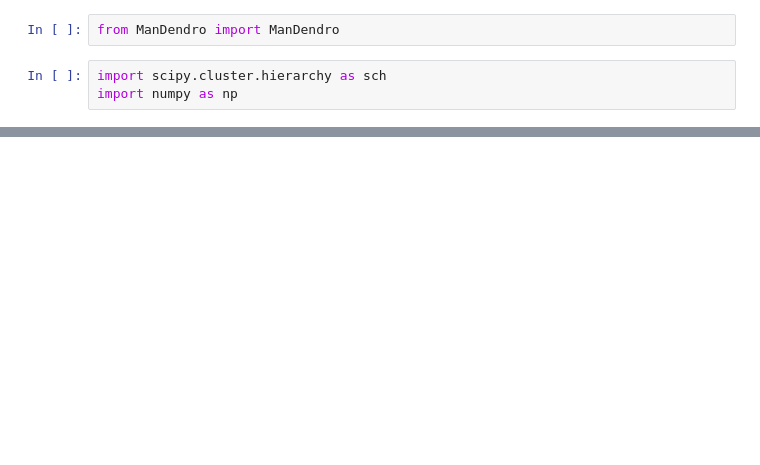
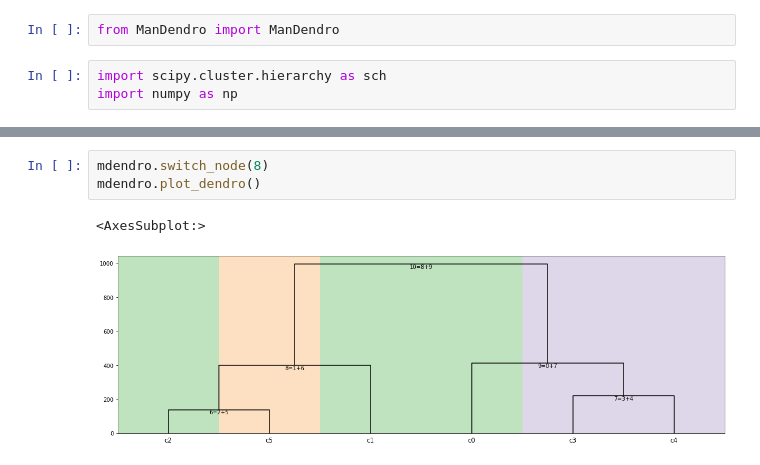
Before and after one commit to jksr/mandendro, a Jupyter notebook: example.ipynb, the cells around one changed output, grey strips where cells are left out. Cells and saved outputs as stored; diff of their text form; blank space fills up the shorter version.

```diff
--- a/example.ipynb
+++ b/example.ipynb
@@ -41,3 +43,9 @@ mdendro.plot_dendro()
+# %%
+mdendro.switch_node(8)
+mdendro.plot_dendro()
+# %% [output]
+<AxesSubplot:>
+[figure, added]
 # %%
 mdendro.get_current_linkage()
 # %% [output]
```
Also changed, not shown: parts of 7 cells of this notebook.
